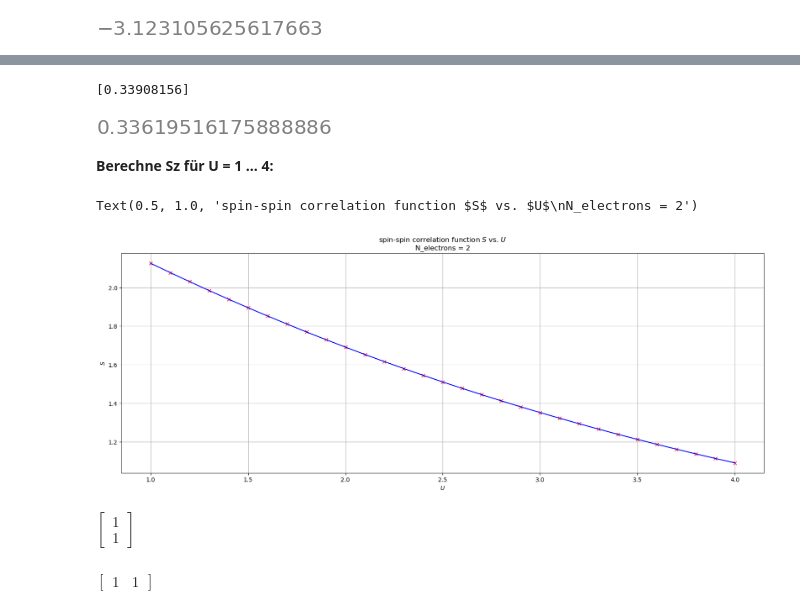
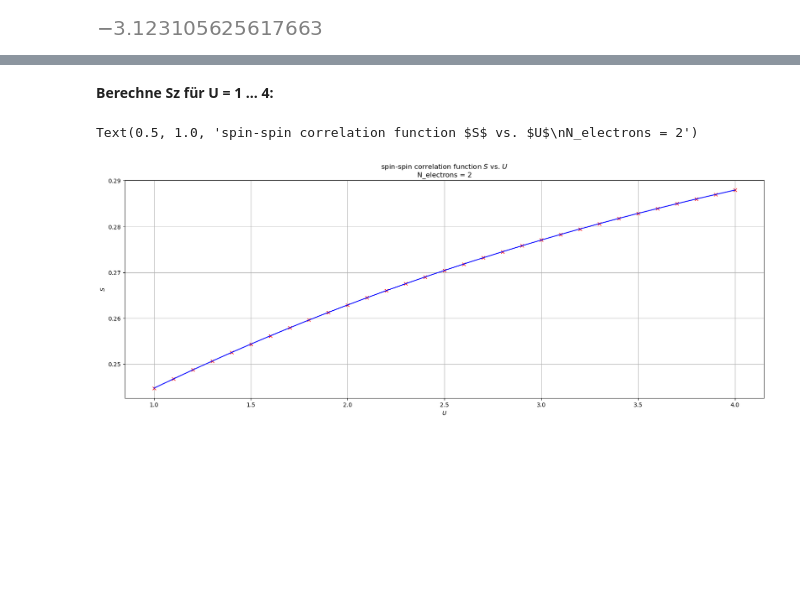
Before and after one commit to alexanderwurm/Hubbard-triangle, a Jupyter notebook: Hubbard triangle.ipynb, the cells around one changed output, grey strips where cells are left out. Saved outputs shown, nothing was run; the diff lists cells and outputs as text; code cells hidden in the pictures; blank space fills up the shorter version.

```diff
--- a/Hubbard triangle.ipynb
+++ b/Hubbard triangle.ipynb
@@ -71,17 +71,3 @@ ground_state_eigval
 printM(ground_state_eigvec)
 # %% [output]
 $\displaystyle \left[\begin{matrix}-0.816496580927726\\-0.577350269189626\\-0.0926578937633839\\0.0\\0.0\\0.0\\0.0\\0.0\\0.0\\0.0\\0.0\\0.0\\0.0\\0.0\\0.0\end{matrix}\right]$
-# %%
-# avg occupation on QD in Ground State (basis transform back to occupation number basis to calc)
-
-n0 = np.array([])
-
-n0_tmp = 0
-for i,x in enumerate (ground_state_eigvec):
-    n0_tmp += x**2 * (ground_state_eigvec@S@ground_state_eigvec)
-
-n0 = np.append(n0, n0_tmp)
-# %%
-print(n0)
-# %% [output]
-[0.33908156]
@@ -90,7 +74,3 @@ S_gs = ground_state_eigvec@S@ground_state_eigvec
-# %%
-S_gs
-# %% [output]
-[figure, removed]
 # %% [markdown]
 **Berechne Sz für U = 1 ... 4:**
 # %%
@@ -105,10 +85,11 @@ for Ui in U:
     ground_state_eigval = min(eigval)
     ground_state_eigvec = eigvec[:,np.argmin(eigval)]
 
-    su_tmp, a, b = 0, 0, 0
+    su_tmp = 0
 
     for i,x in enumerate (ground_state_eigvec):
         if x != 0:
+            """
             while b < NSITES:
                 while a < len(states):
                     res = up(states[a])[b] - down(states[a])[b]
@@ -116,6 +97,11 @@ for Ui in U:
                     a+=1
                 a=0
                 b+=1
+            """
+            res_1 = up(states[i])[0] - down(states[i])[0]
+            res_2 = up(states[i])[1] - down(states[i])[1]
+            res_3 = up(states[i])[2] - down(states[i])[2]
+            su_tmp += x**2 * (res_1*res_2 + res_2*res_3 + res_3*res_1) / NSITES
 
     SUi.append(su_tmp)
 
@@ -123,12 +109,12 @@ for Ui in U:
 # %%
 plt.rcParams['figure.figsize'] = [20, 7]
 plt.rcParams['figure.dpi'] = 100
-plt.plot(U, SUi, 'rx')
-plt.plot(U, SUi, 'b')
+plt.plot(U, np.abs(SUi), 'rx')
+plt.plot(U, np.abs(SUi), 'b')
 plt.grid()
 plt.xlabel("$U$")
 plt.ylabel(r"$S$")
 plt.title(r"spin-spin correlation function $S$ vs. $U$" "\n" "N_electrons = {:g}" .format(N_electrons))
 # %% [output]
 Text(0.5, 1.0, 'spin-spin correlation function $S$ vs. $U$\nN_electrons = 2')
-[figure, old version]
+[figure, new version]
@@ -137,8 +120,0 @@ A = np.array([[1], [1]])
-# %%
-printM(A)
-# %% [output]
-$\displaystyle \left[\begin{matrix}1\\1\end{matrix}\right]$
-# %%
-printM(A.T)
-# %% [output]
-$\displaystyle \left[\begin{matrix}1 & 1\end{matrix}\right]$
```
Also changed, not shown: parts of 2 cells of this notebook.
